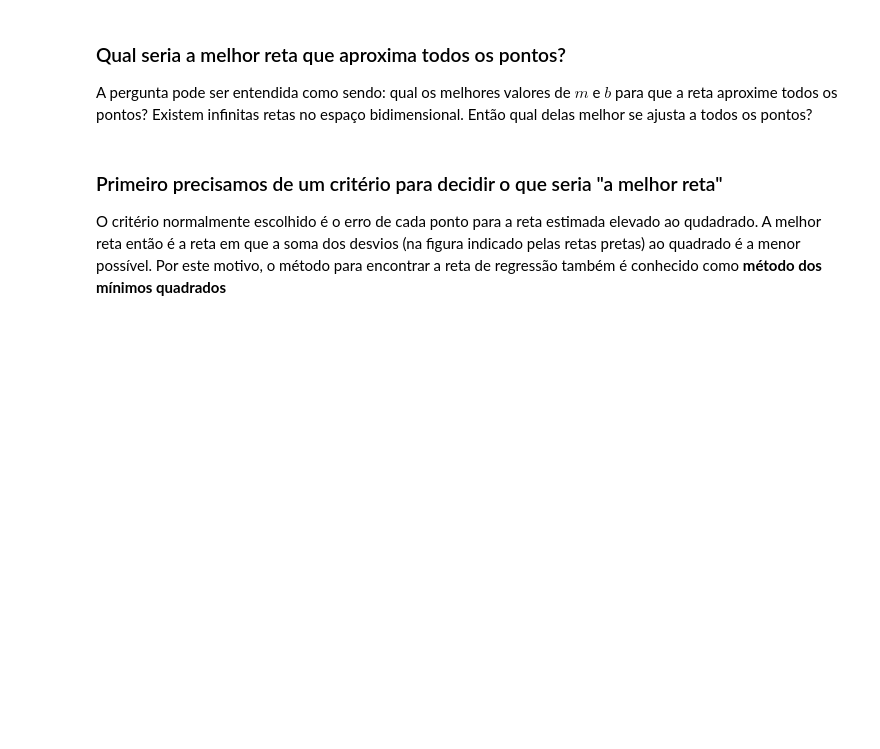
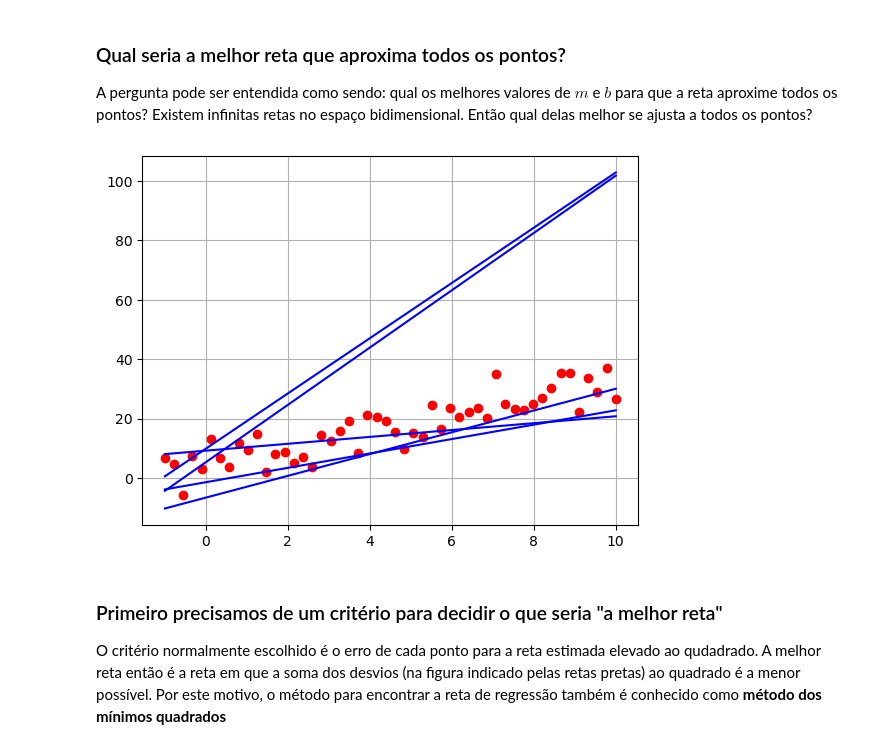
Before and after one commit to sofialora/BasesComputacionais, a Jupyter notebook: aula9/Regressão.ipynb, the cells around one changed output. Cells and saved outputs as stored; diff of their text form; code cells hidden in the pictures; blank space fills up the shorter version.

```diff
--- a/aula9/Regressão.ipynb
+++ b/aula9/Regressão.ipynb
@@ -76,13 +80,16 @@ A pergunta pode ser entendida como sendo: qual os melhores valores de $m$ e $b$
 # %%
 
 plt.figure()
 plt.plot(x , y, marker='o', color='red', linestyle='')
+rng = np.random.default_rng()
 for i in range(5):
-    mr = m + 5*np.random.randn(1)
-    br = b + 5*np.random.randn(1)
+    mr = m + 5*rng.normal(size=1)
+    br = b + 5*rng.normal(size=1)
     plt.plot(x, mr*x+br, linestyle = '-', color = 'blue')
 plt.grid()
 plt.show()
+# %% [output]
+[figure, added]
 # %% [markdown]
 ### Primeiro precisamos de um critério para decidir o que seria "a melhor reta"
 
```
Also changed, not shown: parts of 53 cells of this notebook, 9 other files.
